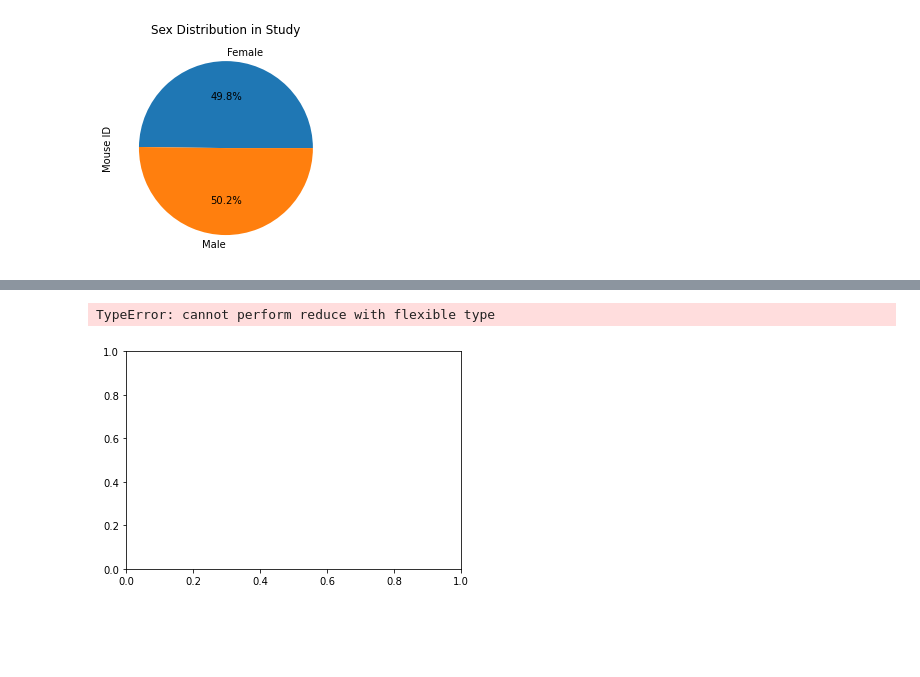
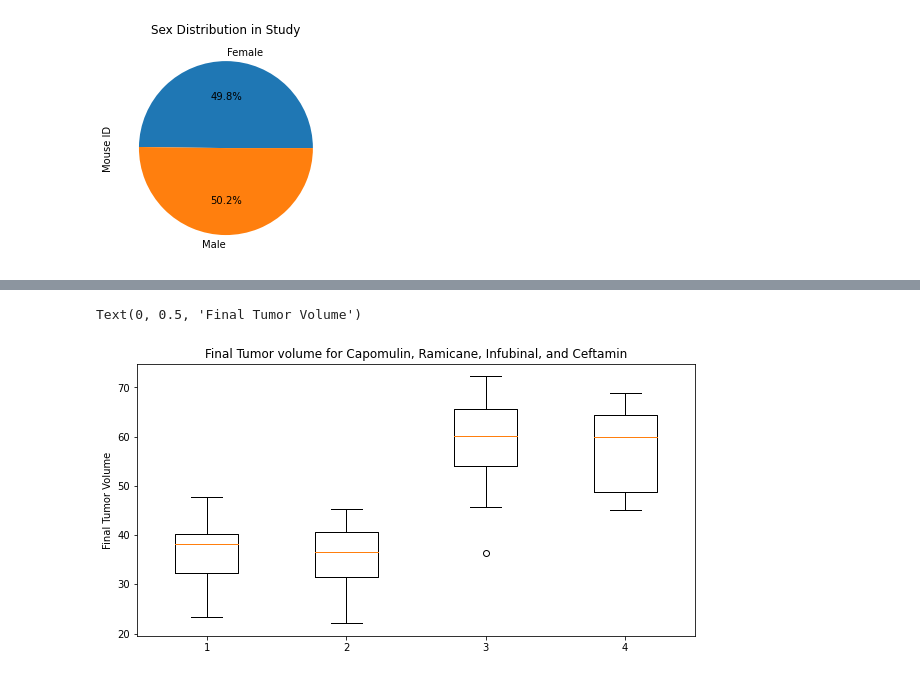
Before and after one commit to Geogith/Anti-Cancer-Skin-Treatment-Study, a Jupyter notebook: mice_study/Pymaceut.ipynb, the cells around one changed output, grey strips where cells are left out. Drawn from its saved outputs; the diff is of its cells as text; code cells hidden in the pictures; blank space fills up the shorter version.

```diff
--- a/mice_study/Pymaceut.ipynb
+++ b/mice_study/Pymaceut.ipynb
@@ -216,17 +216,27 @@ Values above 73.25 could be outliers.
 # %%
 # 6. Using Matplotlib, generate a box and whisker plot of the final tumor volume for all four treatment regimens
 #    and highlight any potential outliers in the plot by changing their color and style.
 
 
+def boxplot(Drug_Regimens):
+    data = []
+    for regimens in Drug_Regimens:
+
+        treatments = df.loc[df["Drug Regimen"] == regimens]\
+                    .sort_values(["Mouse ID", "Timepoint"], ascending=False)\
+                    .drop_duplicates("Mouse ID")
+        data.append(treatments["Tumor Volume (mm3)"])
 # Create boxplot
-plt.boxplot("tumorvolumes")
+    plt.boxplot(data)
+
 # Set the size of the plot (width, height)
 plt.figure(figsize=(10,5))
+boxplot(["Capomulin", "Ramicane", "Infubinol", "Ceftamin"])
 
 # Set title/labels
-plt.title("Final Tumor volume for Capomulin, Ramicane, Infubinol, and Ceftamin")
+plt.title("Final Tumor volume for Capomulin, Ramicane, Infubinal, and Ceftamin")
 plt.ylabel("Final Tumor Volume")
 # %% [output]
-TypeError: cannot perform reduce with flexible type
+Text(0, 0.5, 'Final Tumor Volume')
-[figure, old version]
+[figure, new version]
 # %%
```
Also changed, not shown: parts of 15 cells of this notebook.
